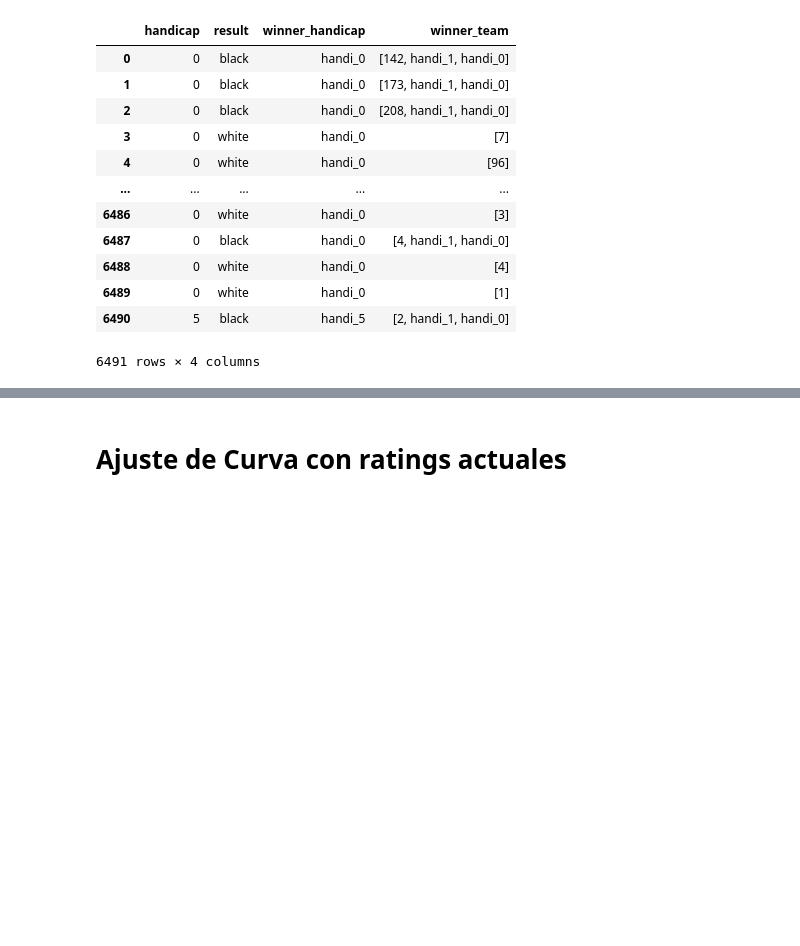
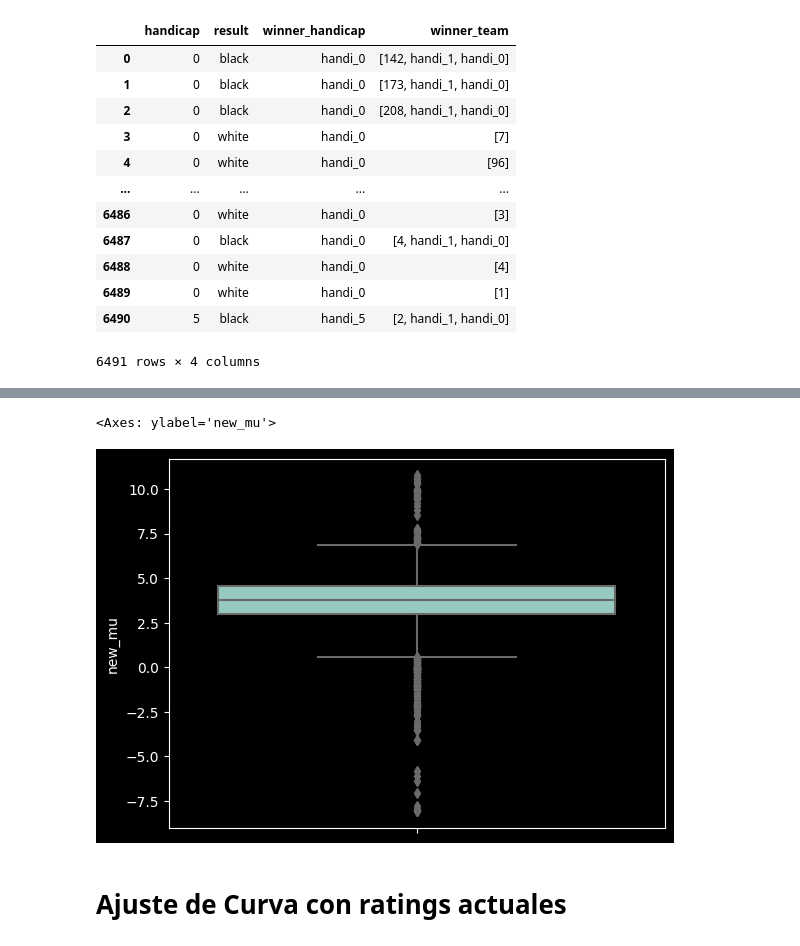
Before and after one commit to sdandois/RAAGo, a Jupyter notebook: aago_ranking/ratings/trueskill/TrueSkillPlayground.ipynb, the cells around one changed output, grey strips where cells are left out. Cells and saved outputs as stored; diff of their text form; code cells hidden in the pictures; blank space fills up the shorter version.

```diff
--- a/aago_ranking/ratings/trueskill/TrueSkillPlayground.ipynb
+++ b/aago_ranking/ratings/trueskill/TrueSkillPlayground.ipynb
@@ -48,15 +42,19 @@ def looser_team(row):
         return [str(row['white_player_id']) ]
 
 def winner_team_weights(row):
+    handicap = float(row.handicap)
+    dividend = (2.0+handicap)
     if row['result'] == 'black':
-        return [1.0, float(row.handicap), 1.0]
+        return [1.0/dividend, handicap, 1.0/dividend]
     else:
         return [1.0]
 
 
 def looser_team_weights(row):
+    handicap = float(row.handicap)
+    dividend = (2.0+handicap)
     if row['result'] == 'white':
-        return [1.0, float(row.handicap), 1.0]
+        return [1.0/dividend, handicap/dividend, 1.0/dividend]
     else:
         return [1.0]
 
@@ -95,15 +93,20 @@ composition = [ [w,l] for w, l in columns ]
 weights = [ [ww, lw] for ww, lw in zip(df.winner_team_weights, df.looser_team_weights)]
 times = [ datetime.strptime(t, "%Y-%m-%d").timestamp()/(60*60*24) for t in df.end_date]
 
+EPSILON = 0.01
+ITERATIONS = 16 # 16
+BETA = 2  # relation between performance and winning probability (spread)
+MU = 0
+SIGMA = 1.25 * BETA # standard deviations of priors
+GAMMA = 0.025 * BETA # time uncertainty
+HANDI_SIGMA = 1 * SIGMA
+HANDI1_MU = MU
 
 
-
-priors_handi = {'handi_1': ttt.Player(ttt.Gaussian(0, 6), beta=0,gamma=0),
-                'handi_0': ttt.Player(ttt.Gaussian(0, 6), beta=0,gamma=0)
+priors_handi = {'handi_1': ttt.Player(ttt.Gaussian(HANDI1_MU, HANDI_SIGMA), beta=0,gamma=0),
+                'handi_0': ttt.Player(ttt.Gaussian(MU, HANDI_SIGMA), beta=0,gamma=0)
                }
 
-display(priors_handi)
-
-h = ttt.History(composition = composition, times = times, priors= priors_handi, sigma=1.13, gamma=0.025, weights= weights)
-h.convergence(epsilon=0.01, iterations=16) # 16
+h = ttt.History(composition = composition, times = times, priors= priors_handi, mu=MU, sigma=SIGMA, gamma=GAMMA, weights= weights)
+h.convergence(epsilon=EPSILON, iterations=ITERATIONS) # 16
 # %% [output]
@@ -168,3 +166,24 @@ math.exp(h.log_evidence()/h.size)
+# %%
+learning_curves = h.learning_curves()
+
+l = []
+
+for entry in learning_curves.items():
+    for tup in entry[1]:
+        l.append([entry[0], tup[0], tup[1].mu ])
+
+
+new_ratings = pd.DataFrame(l, columns=['player_id', 'time', 'new_mu'])
+
+
+new_ratings = new_ratings[~ new_ratings['player_id'].isin(['handi_0', 'handi_1' ])]
+new_ratings['player_id'] = pd.to_numeric(new_ratings['player_id'])
+
+
+sns.boxplot(data=new_ratings, y='new_mu')
+# %% [output]
+<Axes: ylabel='new_mu'>
+[figure, added]
 # %% [markdown]
 # Ajuste de Curva con ratings actuales
 # %%
```
Also changed, not shown: parts of 14 cells of this notebook, 5 other files.
